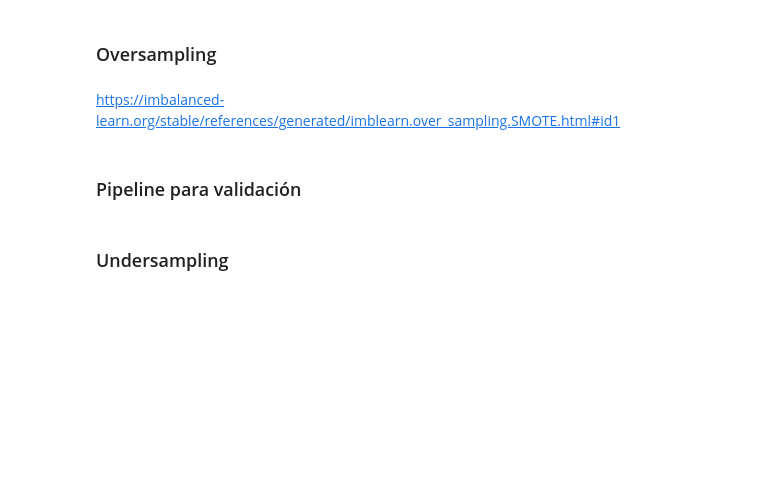
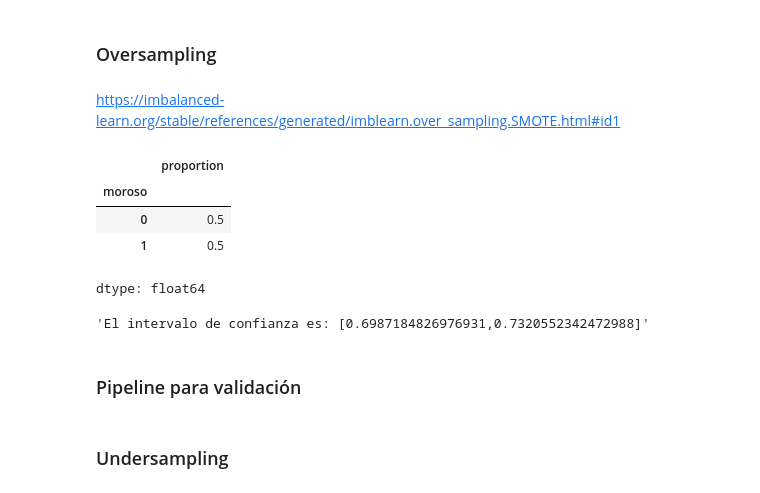
Before and after one commit to lukitasmois/2162-clasificacion-validacion-de-modelos-y-metricas, a Jupyter notebook: Clasificacion_validacion_y_metricas.ipynb, the cells around one changed output. Cells and saved outputs as stored; diff of their text form; code cells hidden in the pictures; blank space fills up the shorter version.

```diff
--- a/Clasificacion_validacion_y_metricas.ipynb
+++ b/Clasificacion_validacion_y_metricas.ipynb
@@ -297,0 +318,11 @@ https://imbalanced-learn.org/stable/references/generated/imblearn.over_sampling.
+# %%
+over_sampling = SMOTE()
+x_balanceada, y_balanceada = over_sampling.fit_resample(X=X, y=y)
+# %%
+y_balanceada.value_counts(normalize=True)
+# %% [output]
+|  | proportion |
+| moroso |  |
+| 0 | 0.5 |
+| 1 | 0.5 |
+dtype: float64
@@ -298,3 +333,7 @@ https://imbalanced-learn.org/stable/references/generated/imblearn.over_sampling.
+# %%
+intervalo_confianza(cv_resultados)
+# %% [output]
+'El intervalo de confianza es: [0.6987184826976931,0.7320552342472988]'
 # %% [markdown]
 ### Pipeline para validación
 # %% [markdown]
```
Also changed, not shown: parts of 14 cells of this notebook.
